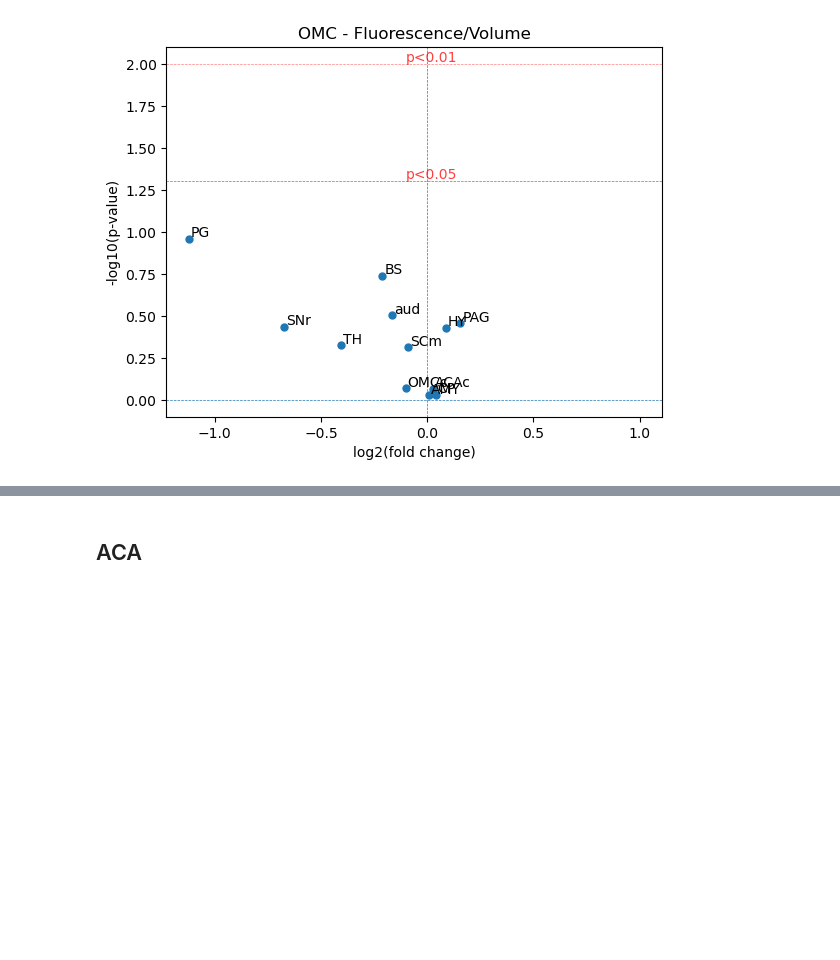
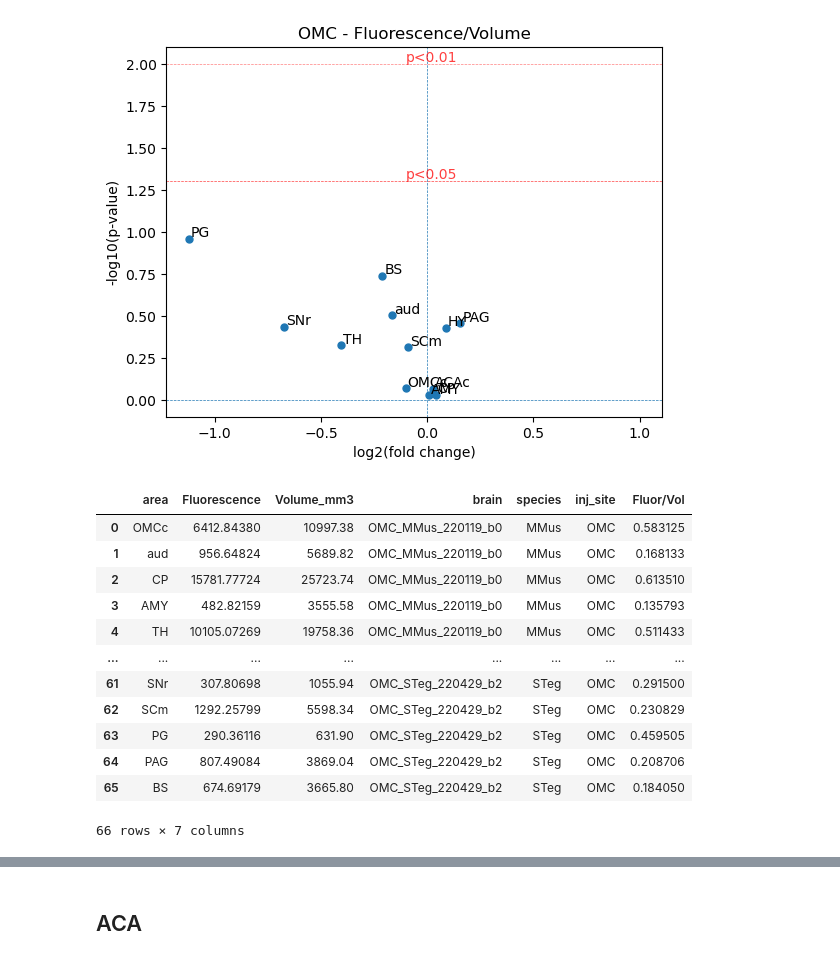
Before and after one commit to eisko/STP_analysis, a Jupyter notebook: quant_fluor_individ_2.ipynb, the cells around one changed output, grey strips where cells are left out. Drawn from its saved outputs; the diff is of its cells as text; code cells hidden in the pictures; blank space fills up the shorter version.

```diff
--- a/quant_fluor_individ_2.ipynb
+++ b/quant_fluor_individ_2.ipynb
@@ -197,3 +200,20 @@ See the caveats in the documentation: https://pandas.pydata.org/pandas-docs/stab
   omc_fluor["Fluor/Vol"] = omc_fluor["Fluorescence"]/omc_fluor["Volume_mm3"]
 [figure]
 [figure]
+# %%
+omc_fluor = pd.read_csv(in_path+"OMC_fl_vol.csv")
+omc_fluor
+# %% [output]
+|  | area | Fluorescence | Volume_mm3 | brain | species | inj_site | Fluor/Vol |
+| 0 | OMCc | 6412.84380 | 10997.38 | OMC_MMus_220119_b0 | MMus | OMC | 0.583125 |
+| 1 | aud | 956.64824 | 5689.82 | OMC_MMus_220119_b0 | MMus | OMC | 0.168133 |
+| 2 | CP | 15781.77724 | 25723.74 | OMC_MMus_220119_b0 | MMus | OMC | 0.613510 |
+| 3 | AMY | 482.82159 | 3555.58 | OMC_MMus_220119_b0 | MMus | OMC | 0.135793 |
+| 4 | TH | 10105.07269 | 19758.36 | OMC_MMus_220119_b0 | MMus | OMC | 0.511433 |
+| ... | ... | ... | ... | ... | ... | ... | ... |
+| 61 | SNr | 307.80698 | 1055.94 | OMC_STeg_220429_b2 | STeg | OMC | 0.291500 |
+| 62 | SCm | 1292.25799 | 5598.34 | OMC_STeg_220429_b2 | STeg | OMC | 0.230829 |
+| 63 | PG | 290.36116 | 631.90 | OMC_STeg_220429_b2 | STeg | OMC | 0.459505 |
+| 64 | PAG | 807.49084 | 3869.04 | OMC_STeg_220429_b2 | STeg | OMC | 0.208706 |
+| 65 | BS | 674.69179 | 3665.80 | OMC_STeg_220429_b2 | STeg | OMC | 0.184050 |
+66 rows × 7 columns
```
Also changed, not shown: parts of 2 cells of this notebook, 1 other file.
